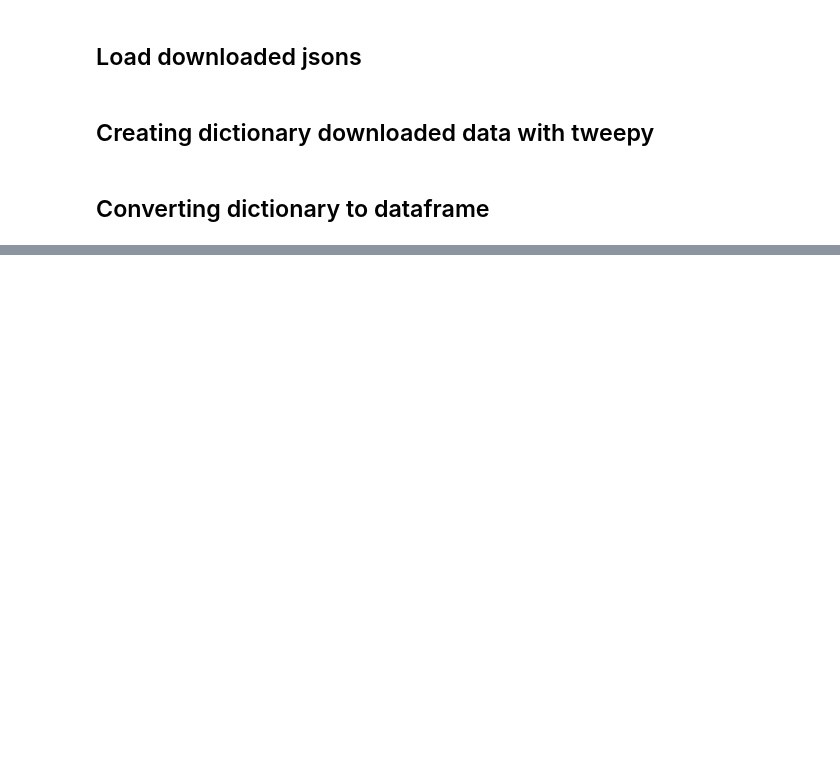
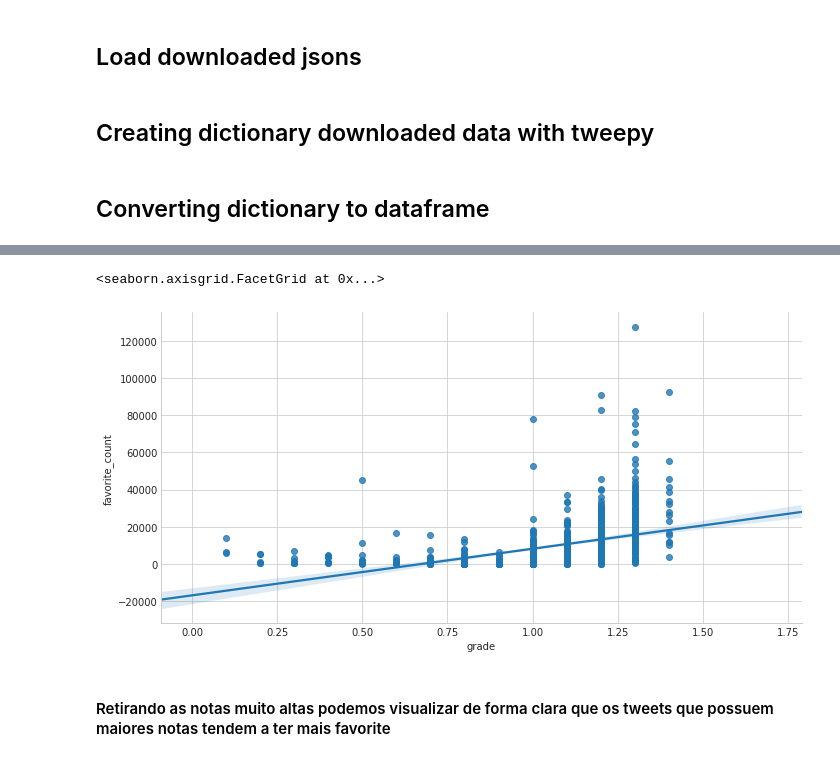
Before and after one commit to luisneto98/WeRateDoga, a Jupyter notebook: notebook/wrangle_act.ipynb, the cells around one changed output, grey strips where cells are left out. Cells and saved outputs as stored; diff of their text form; code cells hidden in the pictures; blank space fills up the shorter version.

```diff
--- a/notebook/wrangle_act.ipynb
+++ b/notebook/wrangle_act.ipynb
@@ -69,0 +427,7 @@ df_tweets_data.head(5)
+# %%
+sns.lmplot('grade', 'favorite_count', data=df_master_clean.loc[df_master_clean.grade <2], aspect=2, order=0.1)
+# %% [output]
+<seaborn.axisgrid.FacetGrid at 0x...>
+[figure, added]
+# %% [markdown]
+#### Retirando as notas muito altas podemos visualizar de forma clara que os tweets que possuem maiores notas tendem a ter mais favorite
```
Also changed, not shown: parts of 103 cells of this notebook, 7 other files.
